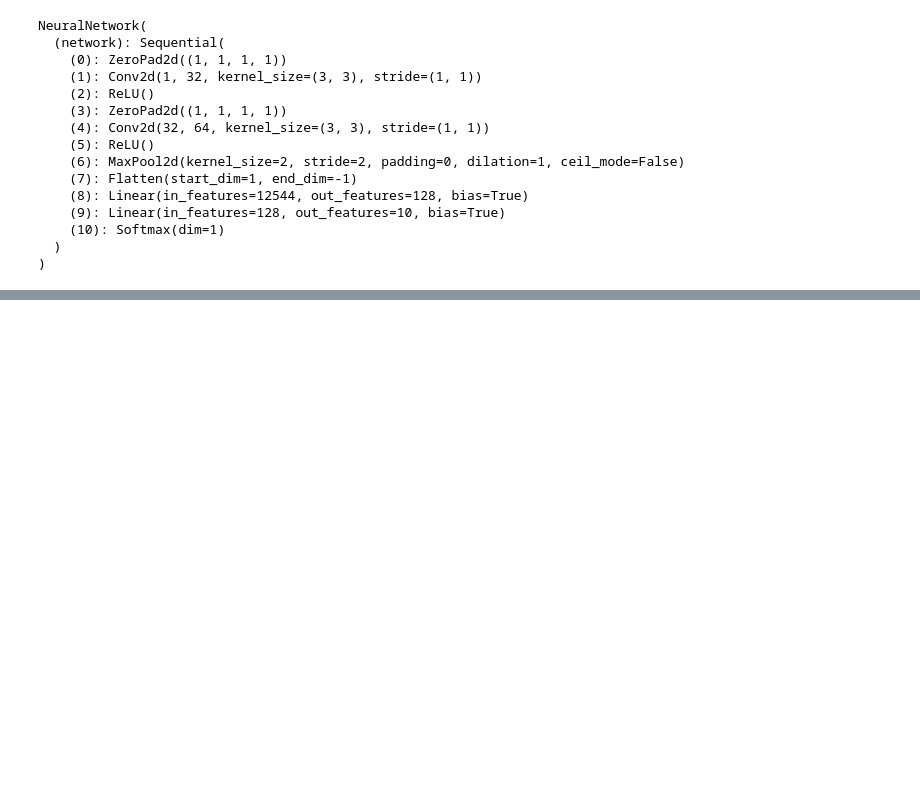
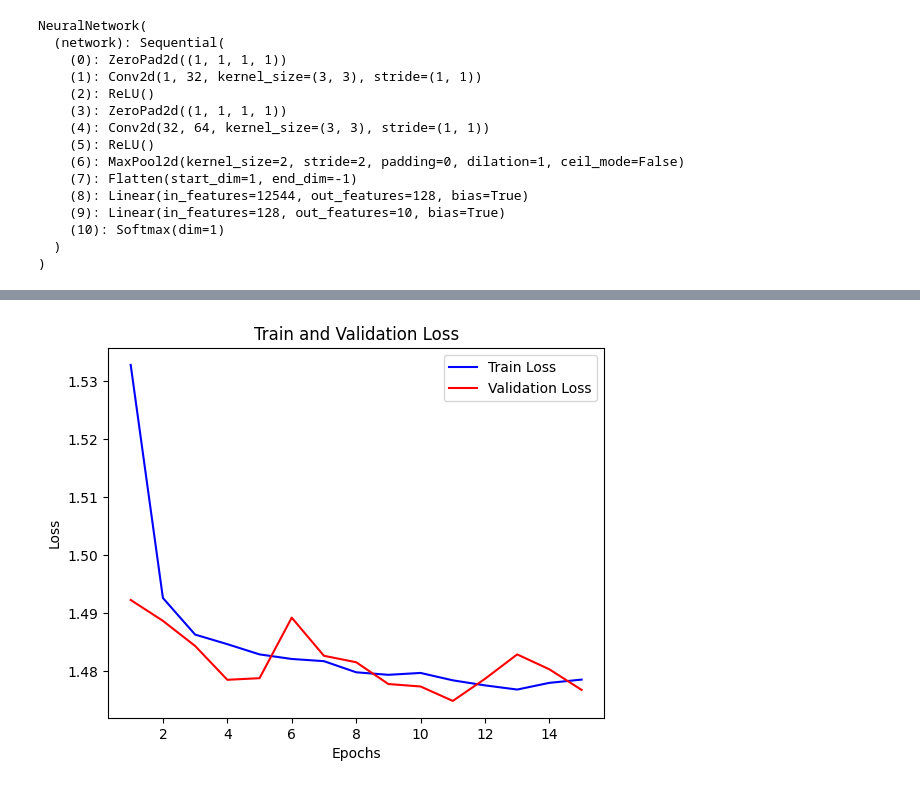
Before and after one commit to charecktowa/Deep-Learning, a Jupyter notebook: mnist.ipynb, the cells around one changed output, grey strips where cells are left out. Drawn from its saved outputs; the diff is of its cells as text; code cells hidden in the pictures; blank space fills up the shorter version.

```diff
--- a/mnist.ipynb
+++ b/mnist.ipynb
@@ -286,0 +366,3 @@ Epoch: 4/15 | Batch: 1/938 | Loss: 0.0149
+# %%
+criterion = nn.CrossEntropyLoss()
+optimizer = torch.optim.Adam(model.parameters())
@@ -286,0 +439,7 @@ Epoch: 4/15 | Batch: 1/938 | Loss: 0.0149
+# %%
+epochs = 15
+num_classes = 10
+
+model, train_loss, valid_loss = train_full(model,
+                                      epochs,
+                                      num_classes)
@@ -286,0 +464,22 @@ Epoch: 4/15 | Batch: 1/938 | Loss: 0.0149
+# %%
+import matplotlib.pyplot as plt
+
+# Generate x-axis values based on the number of epochs
+epochs = range(1, len(train_loss) + 1)
+
+# Plotting the train_loss and valid_loss
+plt.plot(epochs, train_loss, 'b', label='Train Loss')
+plt.plot(epochs, valid_loss, 'r', label='Validation Loss')
+
+# Set labels and title
+plt.xlabel('Epochs')
+plt.ylabel('Loss')
+plt.title('Train and Validation Loss')
+
+# Show legend
+plt.legend()
+
+# Display the plot
+plt.show()
+# %% [output]
+[figure, added]
```
Also changed, not shown: parts of 20 cells of this notebook, 1 other file.
